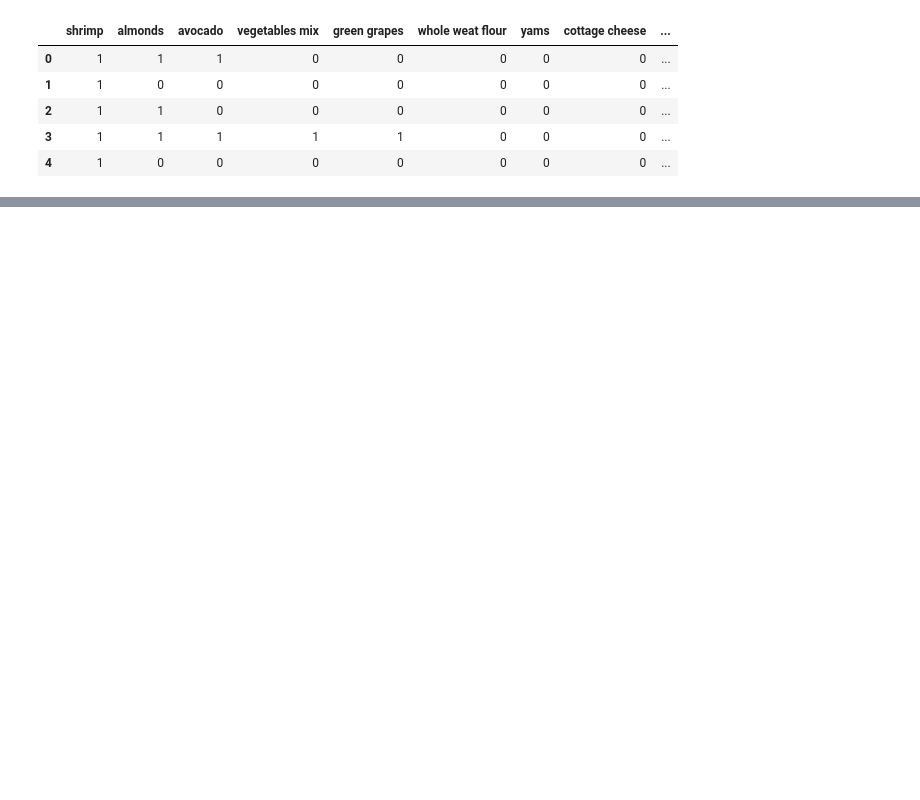
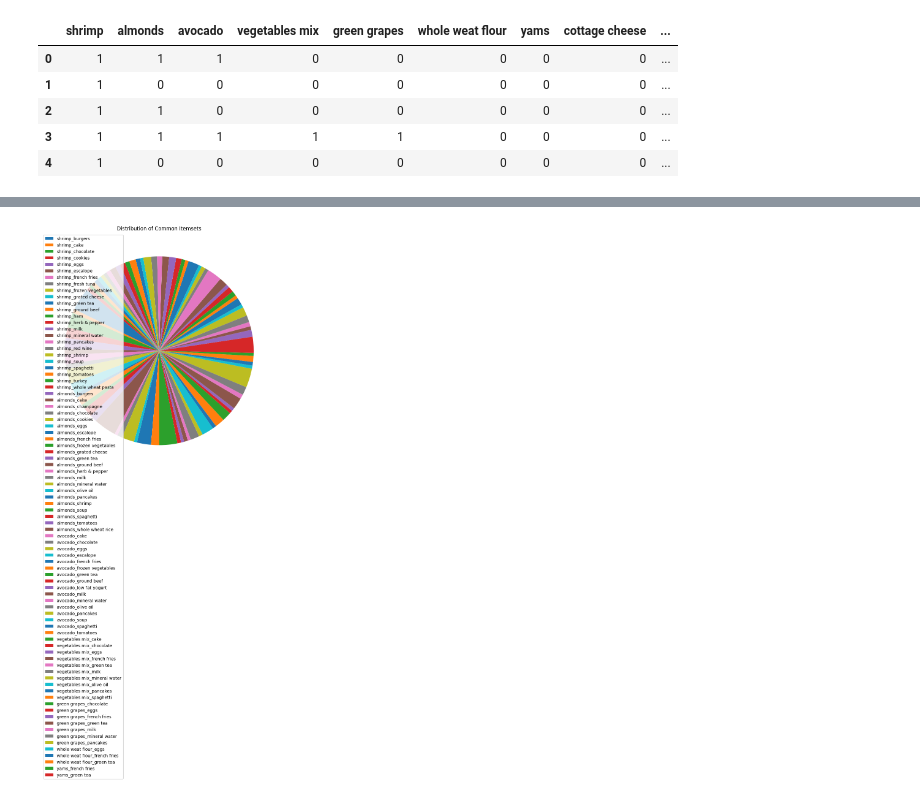
Before and after one commit to Epsita-R/ML, a Jupyter notebook: 2348517_Lab3.ipynb, the cells around one changed output, grey strips where cells are left out. Cells and saved outputs as stored; diff of their text form; code cells hidden in the pictures; blank space fills up the shorter version.

```diff
--- a/2348517_Lab3.ipynb
+++ b/2348517_Lab3.ipynb
@@ -113,0 +148,3 @@ print(pivot_table)
+# %%
+popular_items=frequent_itemsets[frequent_itemsets['length']==1]
+popular_items.drop("length",axis=1).sort_values(by='support',ascending=False).head(10)
@@ -113,0 +175,15 @@ print(pivot_table)
+# %%
+# Calculate the distribution of common itemsets
+support_values=popular_items['support'].values
+total_support=sum(support_values)
+percentages=[(support/total_support)*100 for support in support_values]
+labels=popular_items['itemsets'].apply(lambda itemset:','.join(itemset))
+# Create a pie chart to visualize the distribution
+plt.figure(figsize=(10, 10))
+plt.pie(percentages,startangle=140)
+plt.subplots_adjust(right=4.6)
+plt.legend(labels,loc=0)
+plt.title('Distribution of Common Itemsets')
+plt.show()
+# %% [output]
+[figure, added]
```
Also changed, not shown: parts of 21 cells of this notebook.
